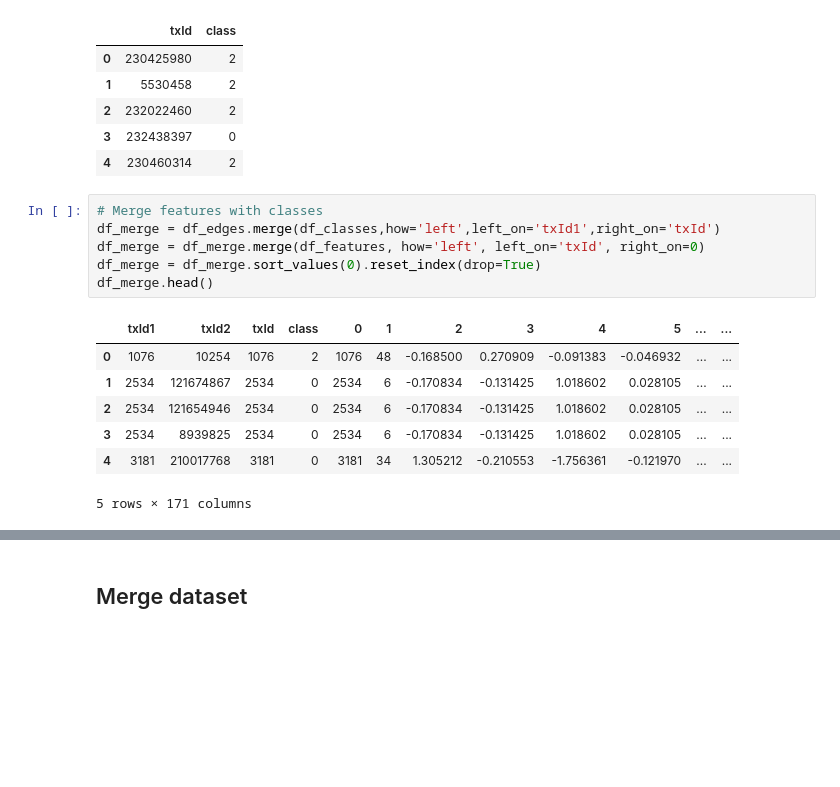
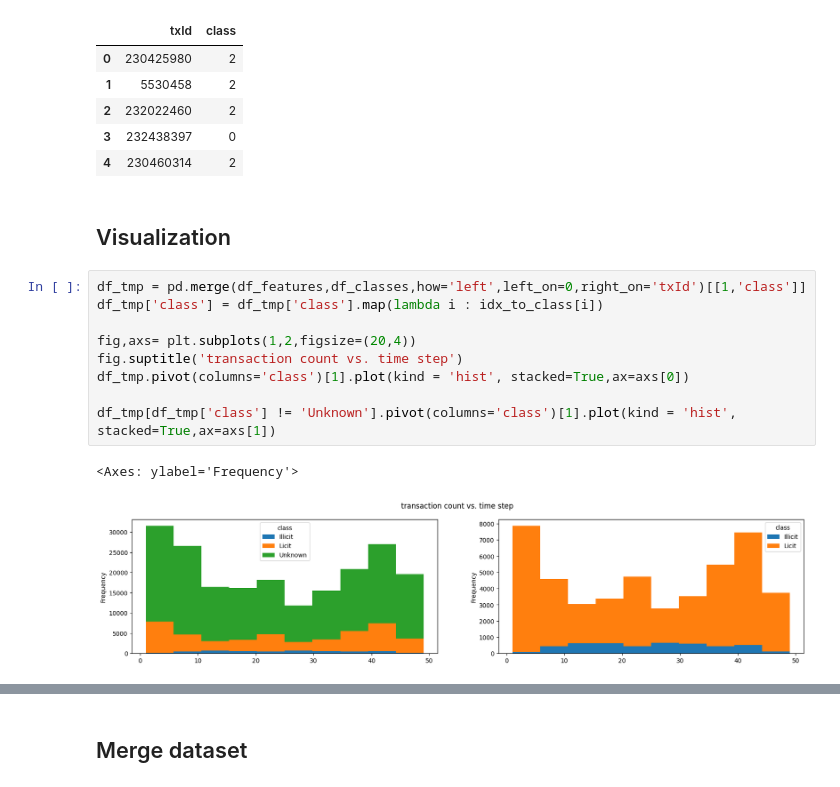
Before and after one commit to taimoon/deep-learning-note, a Jupyter notebook: Fraud_detection_GAT.ipynb, the cells around one changed output, grey strips where cells are left out. Saved outputs shown, nothing was run; the diff lists cells and outputs as text; blank space fills up the shorter version.

```diff
--- a/Fraud_detection_GAT.ipynb
+++ b/Fraud_detection_GAT.ipynb
@@ -170,17 +160,17 @@ df_classes.head()
 | 2 | 232022460 | 2 |
 | 3 | 232438397 | 0 |
 | 4 | 230460314 | 2 |
-# %%
-# Merge features with classes
-df_merge = df_edges.merge(df_classes,how='left',left_on='txId1',right_on='txId')
-df_merge = df_merge.merge(df_features, how='left', left_on='txId', right_on=0)
-df_merge = df_merge.sort_values(0).reset_index(drop=True)
-df_merge.head()
-# %% [output]
-|  | txId1 | txId2 | txId | class | 0 | 1 | 2 | 3 | 4 | 5 | ... | ... |
-| 0 | 1076 | 10254 | 1076 | 2 | 1076 | 48 | -0.168500 | 0.270909 | -0.091383 | -0.046932 | ... | ... |
-| 1 | 2534 | 121674867 | 2534 | 0 | 2534 | 6 | -0.170834 | -0.131425 | 1.018602 | 0.028105 | ... | ... |
-| 2 | 2534 | 121654946 | 2534 | 0 | 2534 | 6 | -0.170834 | -0.131425 | 1.018602 | 0.028105 | ... | ... |
-| 3 | 2534 | 8939825 | 2534 | 0 | 2534 | 6 | -0.170834 | -0.131425 | 1.018602 | 0.028105 | ... | ... |
-| 4 | 3181 | 210017768 | 3181 | 0 | 3181 | 34 | 1.305212 | -0.210553 | -1.756361 | -0.121970 | ... | ... |
-5 rows × 171 columns
+# %% [markdown]
+## Visualization
+# %%
+df_tmp = pd.merge(df_features,df_classes,how='left',left_on=0,right_on='txId')[[1,'class']]
+df_tmp['class'] = df_tmp['class'].map(lambda i : idx_to_class[i])
+
+fig,axs= plt.subplots(1,2,figsize=(20,4))
+fig.suptitle('transaction count vs. time step')
+df_tmp.pivot(columns='class')[1].plot(kind = 'hist', stacked=True,ax=axs[0])
+
+df_tmp[df_tmp['class'] != 'Unknown'].pivot(columns='class')[1].plot(kind = 'hist', stacked=True,ax=axs[1])
+# %% [output]
+<Axes: ylabel='Frequency'>
+[figure, added]
```
Also changed, not shown: parts of 15 cells of this notebook.
